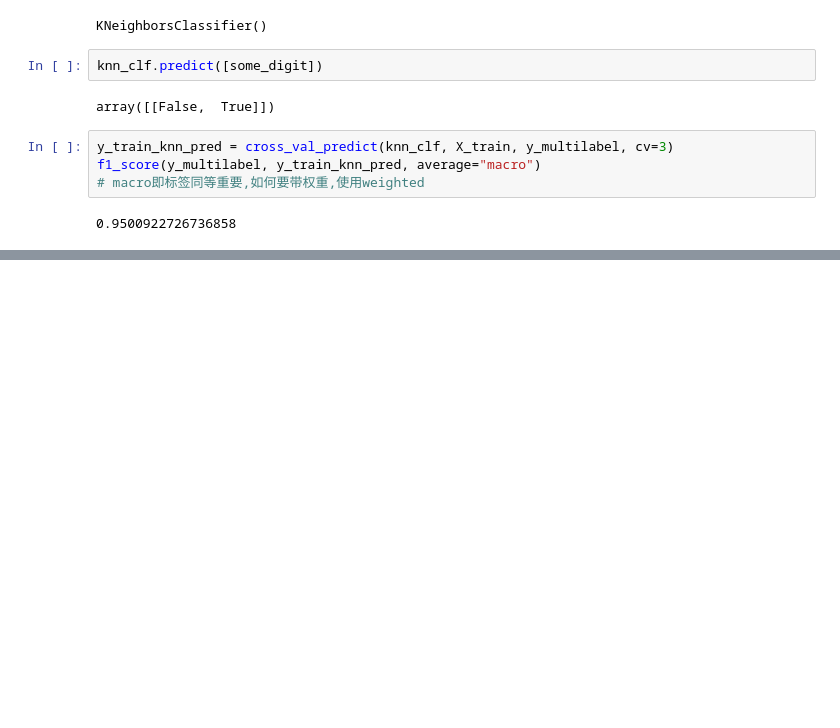
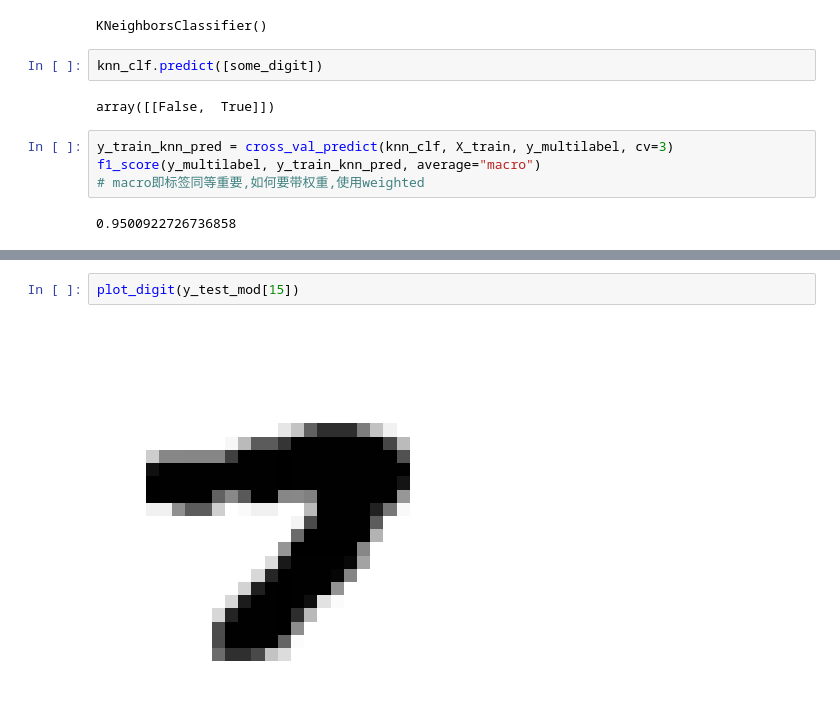
Before and after one commit to Sisyphus117/handson-ml2-labs, a Jupyter notebook: classification.ipynb, the cells around one changed output, grey strips where cells are left out. Saved outputs shown, nothing was run; the diff lists cells and outputs as text; blank space fills up the shorter version.

```diff
--- a/classification.ipynb
+++ b/classification.ipynb
@@ -411,0 +431,4 @@ f1_score(y_multilabel, y_train_knn_pred, average="macro")
+# %%
+plot_digit(y_test_mod[15])
+# %% [output]
+[figure, added]
```
Also changed, not shown: parts of 13 cells of this notebook, 7 other files.
